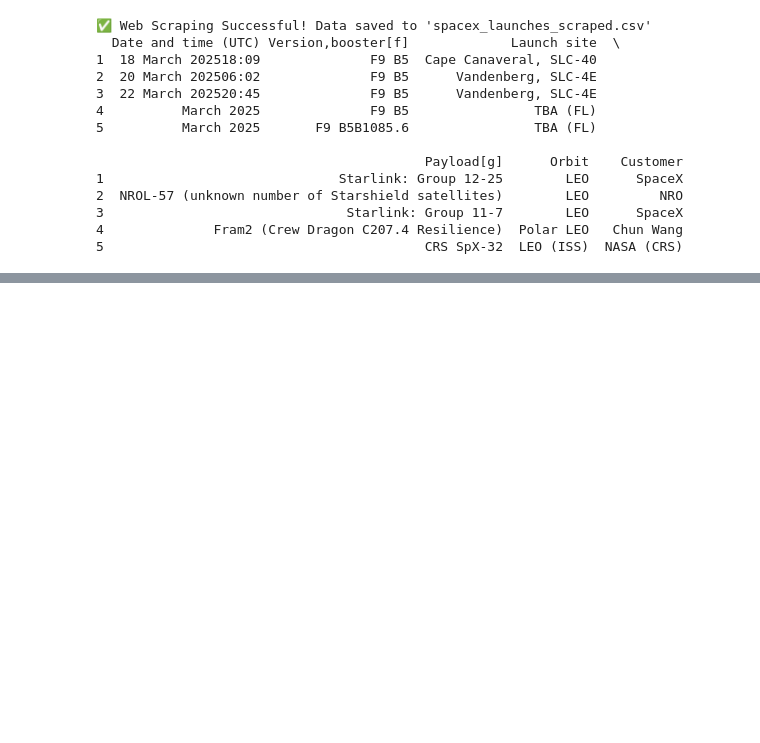
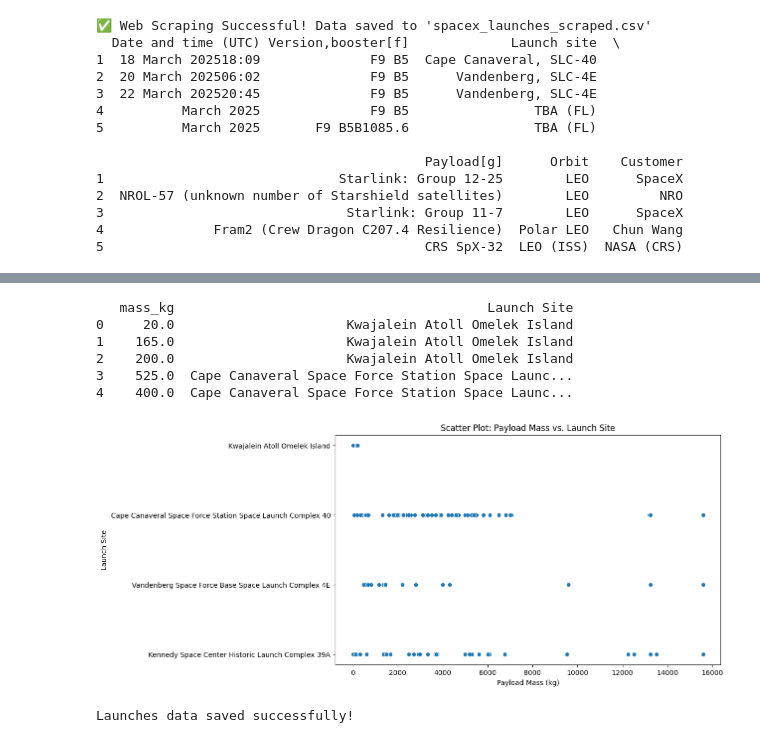
Before and after one commit to Mehdi210937/Coursera, a Jupyter notebook: Coursera-3.ipynb, the cells around one changed output, grey strips where cells are left out. Saved outputs shown, nothing was run; the diff lists cells and outputs as text; code cells hidden in the pictures; blank space fills up the shorter version.

```diff
--- a/Coursera-3.ipynb
+++ b/Coursera-3.ipynb
@@ -52,0 +127,51 @@ else:
+# %%
+import pandas as pd
+import matplotlib.pyplot as plt
+import seaborn as sns
+
+df_launches = pd.read_csv("spacex_launches.csv")
+df_payloads = pd.read_csv("spacex_payloads.csv")
+df_launchpads = pd.read_csv("spacex_launchpads.csv")
+
+df_launches["payloads"] = df_launches["payloads"].apply(lambda x: eval(x) if isinstance(x, str) else x)
+df_launches = df_launches.explode("payloads")
+
+df = df_launches.merge(df_payloads[["id", "mass_kg"]], left_on="payloads", right_on="id", how="left")
+df["mass_kg"] = pd.to_numeric(df["mass_kg"], errors="coerce")
+df = df.dropna(subset=["mass_kg"])
+
+df = df.merge(df_launchpads[["id", "full_name"]], left_on="launchpad", right_on="id", how="left")
+df = df.rename(columns={"full_name": "Launch Site"})
+
+print(df[["mass_kg", "Launch Site"]].dropna().head())
+
+plt.figure(figsize=(10,6))
+sns.scatterplot(data=df, x="mass_kg", y="Launch Site")
+plt.xlabel("Payload Mass (kg)")
+plt.ylabel("Launch Site")
+plt.title("Scatter Plot: Payload Mass vs. Launch Site")
+plt.show()
+# %% [output]
+   mass_kg                                        Launch Site
+0     20.0                      Kwajalein Atoll Omelek Island
+1    165.0                      Kwajalein Atoll Omelek Island
+2    200.0                      Kwajalein Atoll Omelek Island
+3    525.0  Cape Canaveral Space Force Station Space Launc...
+4    400.0  Cape Canaveral Space Force Station Space Launc...
+[figure, added]
+# %%
+import requests
+import pandas as pd
+
+url = "https://api.spacexdata.com/v4/launches"
+response = requests.get(url)
+
+if response.status_code == 200:
+    data = response.json()
+    df = pd.DataFrame(data)
+    df.to_csv("spacex_launches.csv", index=False)
+    print("Launches data saved successfully!")
+else:
+    print("Failed to retrieve data.")
+# %% [output]
+Launches data saved successfully!
```
Also changed, not shown: parts of 21 cells of this notebook.
